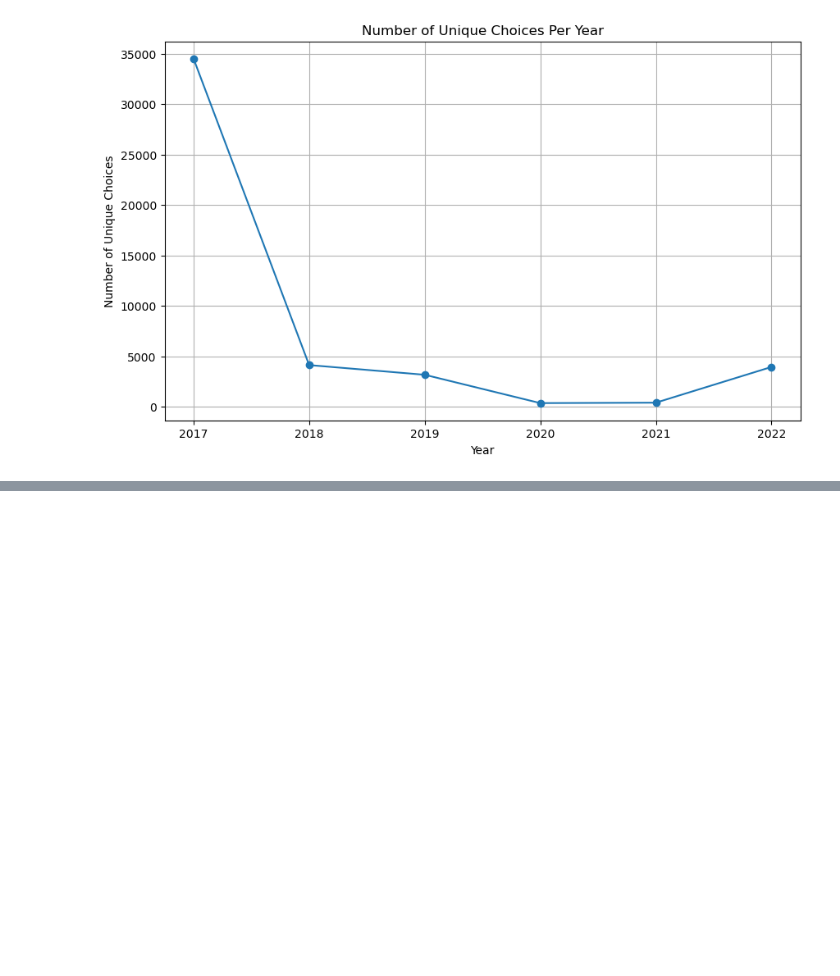
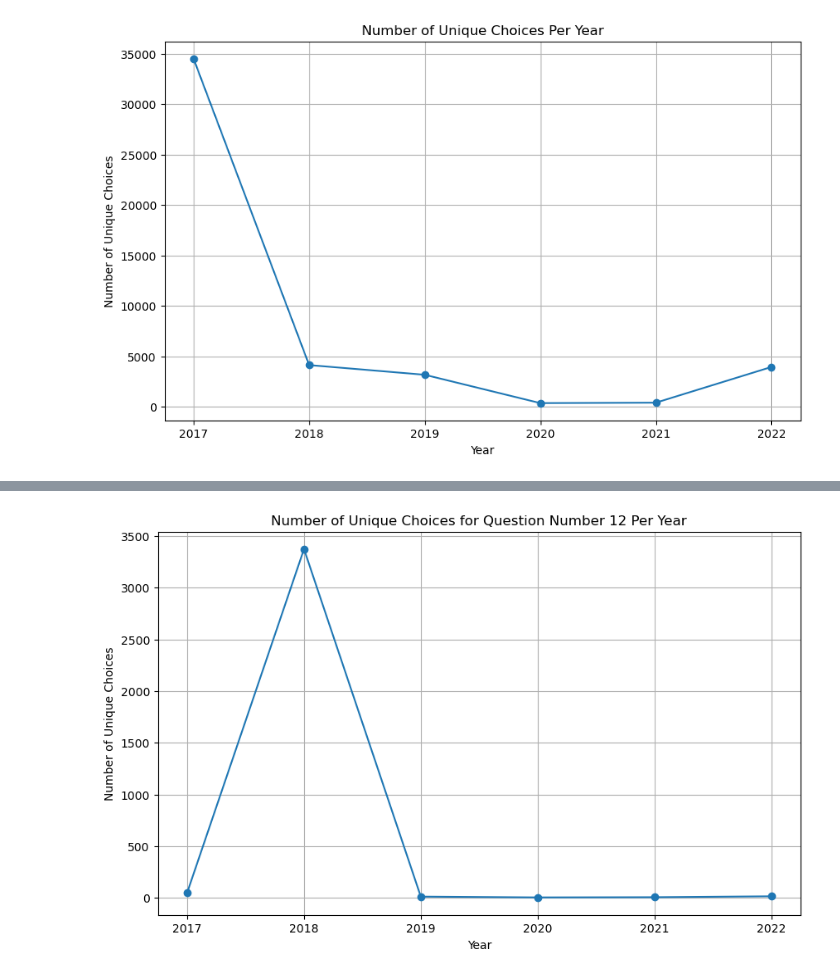
Before and after one commit to raj-rajat/kaggle-survey-2017-2022-long-format, a Jupyter notebook: kaggle-survey-2017-2022-long-format.ipynb, the cells around one changed output, grey strips where cells are left out. Drawn from its saved outputs; the diff is of its cells as text; code cells hidden in the pictures; blank space fills up the shorter version.

```diff
--- a/kaggle-survey-2017-2022-long-format.ipynb
+++ b/kaggle-survey-2017-2022-long-format.ipynb
@@ -361,0 +491,5 @@ plt.show()
+# %%
+# Identify the most answered question_number
+most_answered_question_number = df_answer['question_number'].value_counts().idxmax()
+
+most_answered_question_number
@@ -361,0 +498,5 @@ plt.show()
+# %%
+# Calculate the number of unique choice_content entries for the most answered question (question number 12) across different years
+df_answer_unique_choices_for_question_12_by_year = df_answer[df_answer['question_number'] == most_answered_question_number].groupby('year')['choice_content'].nunique()
+
+df_answer_unique_choices_for_question_12_by_year
@@ -361,0 +512,12 @@ plt.show()
+# %%
+# Plot the number of unique choices for question number 12 per year
+plt.figure(figsize=(10, 6))
+plt.plot(df_answer_unique_choices_for_question_12_by_year.index, df_answer_unique_choices_for_question_12_by_year.values, marker='o')
+plt.title('Number of Unique Choices for Question Number 12 Per Year')
+plt.xlabel('Year')
+plt.ylabel('Number of Unique Choices')
+plt.xticks(ticks=df_answer_unique_choices_for_question_12_by_year.index, labels=df_answer_unique_choices_for_question_12_by_year.index.astype(int))
+plt.grid(True)
+plt.show()
+# %% [output]
+[figure, added]
```
Also changed, not shown: parts of 16 cells of this notebook.
